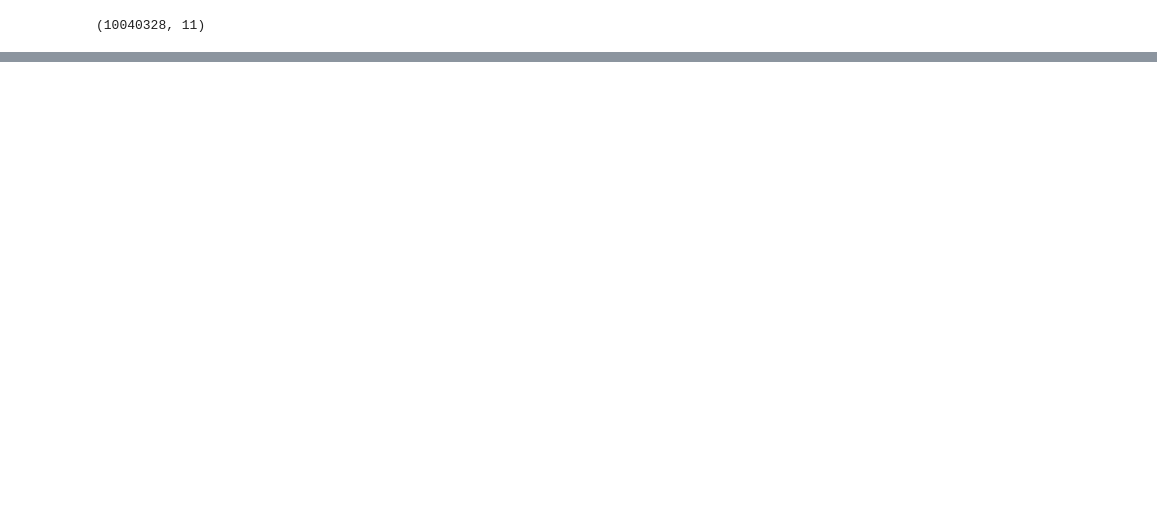
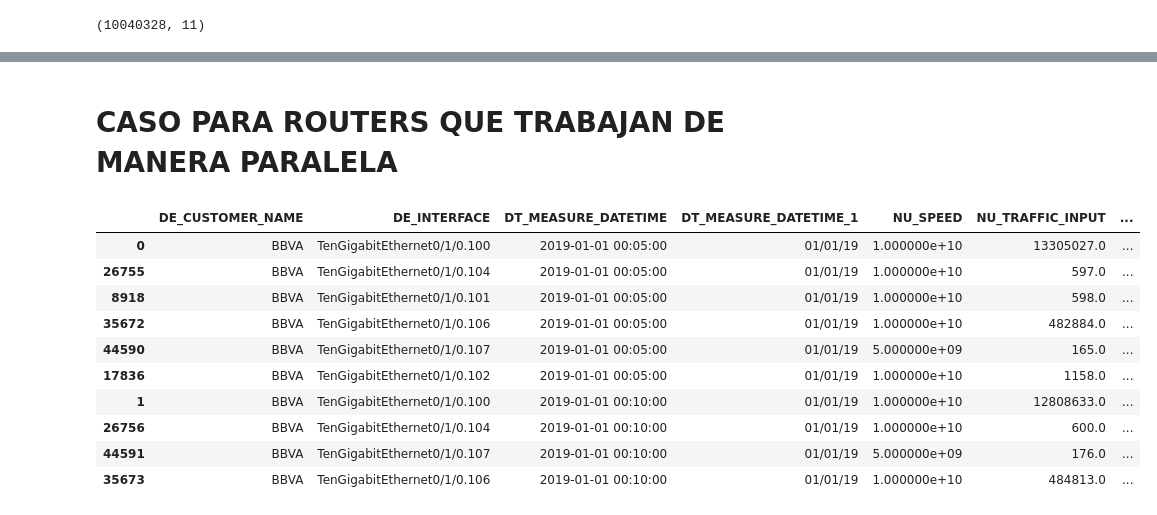
Before and after one commit to Coptero/Machine-Learning, a Jupyter notebook: ARIMA.ipynb, the cells around one changed output, grey strips where cells are left out. Cells and saved outputs as stored; diff of their text form; code cells hidden in the pictures; blank space fills up the shorter version.

```diff
--- a/ARIMA.ipynb
+++ b/ARIMA.ipynb
@@ -40,0 +114,30 @@ for interface in interface_list:
+# %% [markdown]
+# CASO PARA ROUTERS QUE TRABAJAN DE MANERA PARALELA
+# %%
+#Caso routers en paralelo BBVA-ESP-TRC-MW 437644
+tra1 =  TraficoTotal.loc[TraficoTotal.SC_ROUTER == 'BBVA-ESP-TRC-MW-1-437644']
+tra2 =  TraficoTotal.loc[TraficoTotal.SC_ROUTER == 'BBVA-ESP-TRC-MW-2-437644']
+# %%
+#Filtramos su lista de interfaces
+interfaceList=['TenGigabitEthernet0/1/0.100', 'TenGigabitEthernet0/1/0.101',
+ 'TenGigabitEthernet0/1/0.102' ,'TenGigabitEthernet0/1/0.104',
+ 'TenGigabitEthernet0/1/0.106' ,'TenGigabitEthernet0/1/0.107',
+ 'TenGigabitEthernet0/1/0' ,'TenGigabitEthernet0/1/0.110' ,'TenGigabitEthernet0/1/0.123',
+ 'TenGigabitEthernet0/1/0.124']
+tra1 =  tra1.loc[tra1.DE_INTERFACE.isin(interfaceList)]
+tra2 =  tra2.loc[tra2.DE_INTERFACE.isin(interfaceList)]
+# %%
+tra1 = tra1.sort_values(by=['DT_MEASURE_DATETIME'])
+tra1.head(10)
+# %% [output]
+|  | DE_CUSTOMER_NAME | DE_INTERFACE | DT_MEASURE_DATETIME | DT_MEASURE_DATETIME_1 | NU_SPEED | NU_TRAFFIC_INPUT | ... |
+| 0 | BBVA | TenGigabitEthernet0/1/0.100 | 2019-01-01 00:05:00 | 01/01/19 | 1.000000e+10 | 13305027.0 | ... |
+| 26755 | BBVA | TenGigabitEthernet0/1/0.104 | 2019-01-01 00:05:00 | 01/01/19 | 1.000000e+10 | 597.0 | ... |
+| 8918 | BBVA | TenGigabitEthernet0/1/0.101 | 2019-01-01 00:05:00 | 01/01/19 | 1.000000e+10 | 598.0 | ... |
+| 35672 | BBVA | TenGigabitEthernet0/1/0.106 | 2019-01-01 00:05:00 | 01/01/19 | 1.000000e+10 | 482884.0 | ... |
+| 44590 | BBVA | TenGigabitEthernet0/1/0.107 | 2019-01-01 00:05:00 | 01/01/19 | 5.000000e+09 | 165.0 | ... |
+| 17836 | BBVA | TenGigabitEthernet0/1/0.102 | 2019-01-01 00:05:00 | 01/01/19 | 1.000000e+10 | 1158.0 | ... |
+| 1 | BBVA | TenGigabitEthernet0/1/0.100 | 2019-01-01 00:10:00 | 01/01/19 | 1.000000e+10 | 12808633.0 | ... |
+| 26756 | BBVA | TenGigabitEthernet0/1/0.104 | 2019-01-01 00:10:00 | 01/01/19 | 1.000000e+10 | 600.0 | ... |
+| 44591 | BBVA | TenGigabitEthernet0/1/0.107 | 2019-01-01 00:10:00 | 01/01/19 | 5.000000e+09 | 176.0 | ... |
+| 35673 | BBVA | TenGigabitEthernet0/1/0.106 | 2019-01-01 00:10:00 | 01/01/19 | 1.000000e+10 | 484813.0 | ... |
```
Also changed, not shown: parts of 20 cells of this notebook.
